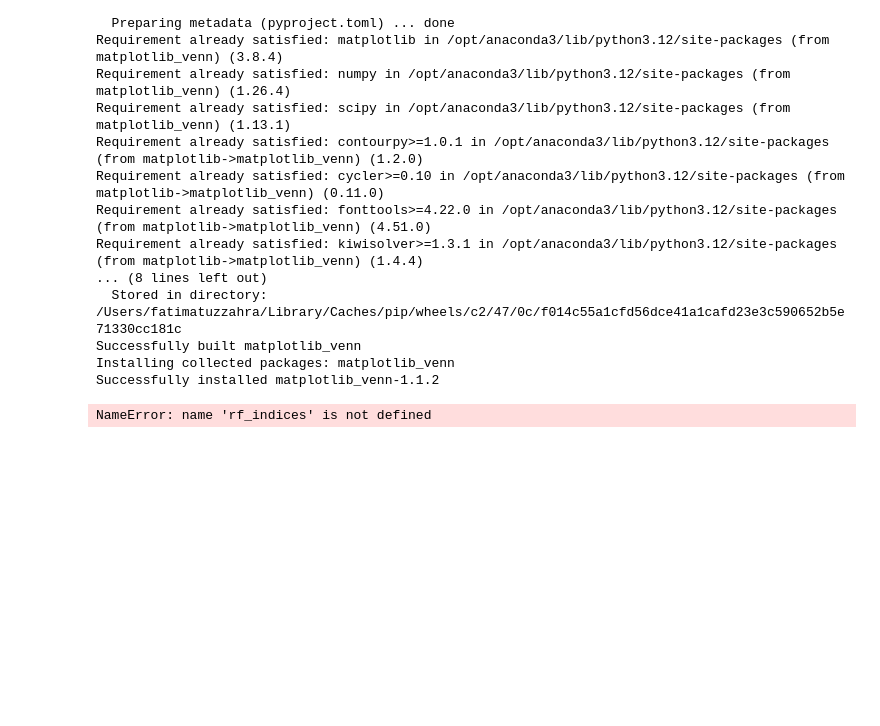
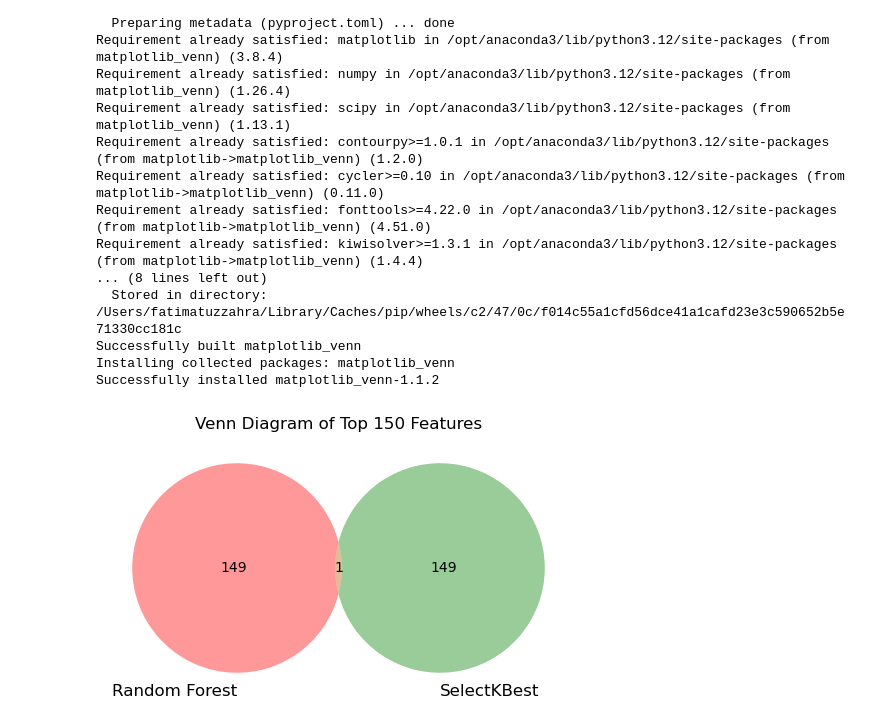
Before and after one commit to fatima-tuz-zahra-123/Neurological_disease_detection, a Jupyter notebook: ft-selection-Random-Forest.ipynb, the cells around one changed output. Saved outputs shown, nothing was run; the diff lists cells and outputs as text; code cells hidden in the pictures; blank space fills up the shorter version.

```diff
--- a/ft-selection-Random-Forest.ipynb
+++ b/ft-selection-Random-Forest.ipynb
@@ -185,18 +200,19 @@ Successfully installed matplotlib_venn-1.1.2
 # %%
 import matplotlib.pyplot as plt
 from matplotlib_venn import venn2
 
 # Sets of selected feature indices
+rf_indices = np.argsort(rf.feature_importances_)[::-1][:150]
 rf_set = set(rf_indices)
 kbest_set = set(selected_indices)
 
 # Plot the Venn diagram
 plt.figure(figsize=(6, 5))
 venn2([rf_set, kbest_set], set_labels=("Random Forest", "SelectKBest"))
 plt.title("Venn Diagram of Top 150 Features")
 plt.show()
 # %% [output]
-NameError: name 'rf_indices' is not defined
+[figure, added]
 # %%
 class MLPWithDropout(nn.Module):
     def __init__(self, input_dim):
```
Also changed, not shown: parts of 3 cells of this notebook.
